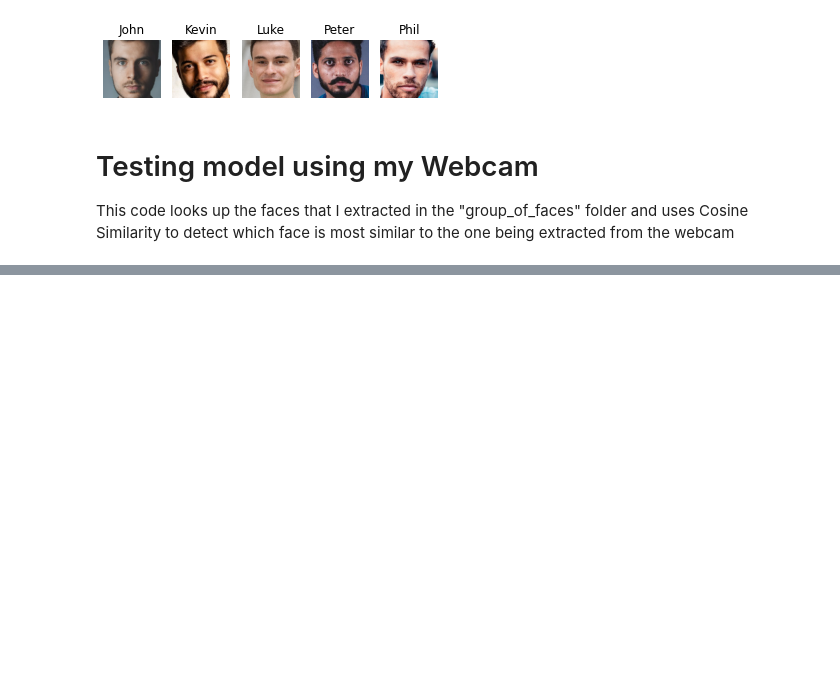
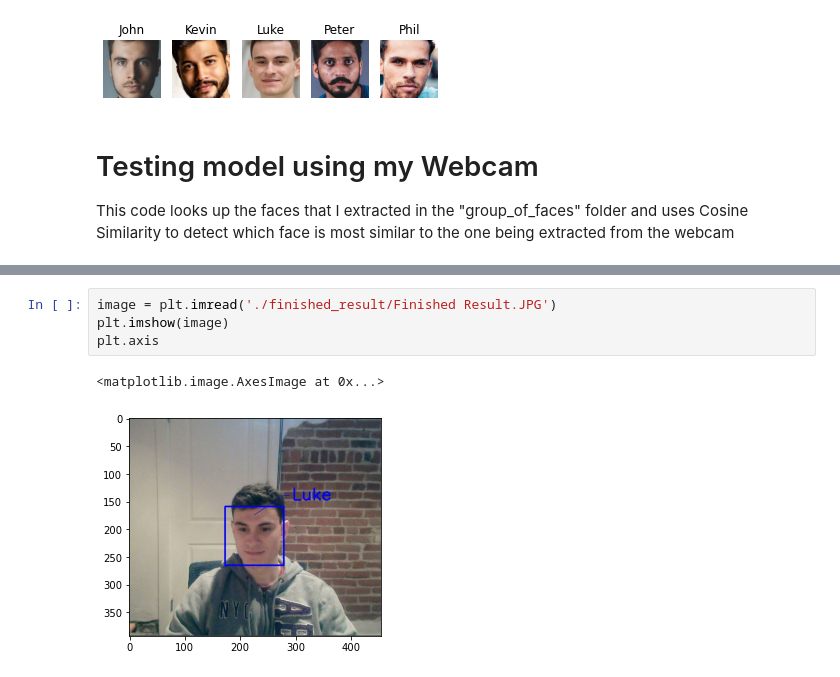
Before and after one commit to howardmonington/Facial-Recognition-with-OpenCV-and-VGGFace, a Jupyter notebook: main_ai.ipynb, the cells around one changed output, grey strips where cells are left out. Saved outputs shown, nothing was run; the diff lists cells and outputs as text; blank space fills up the shorter version.

```diff
--- a/main_ai.ipynb
+++ b/main_ai.ipynb
@@ -309,0 +379,7 @@ for file in listdir(people_pictures):
+# %%
+image = plt.imread('./finished_result/Finished Result.JPG')
+plt.imshow(image)
+plt.axis
+# %% [output]
+<matplotlib.image.AxesImage at 0x...>
+[figure, added]
```
Also changed, not shown: parts of 6 cells of this notebook, 8 other files.
